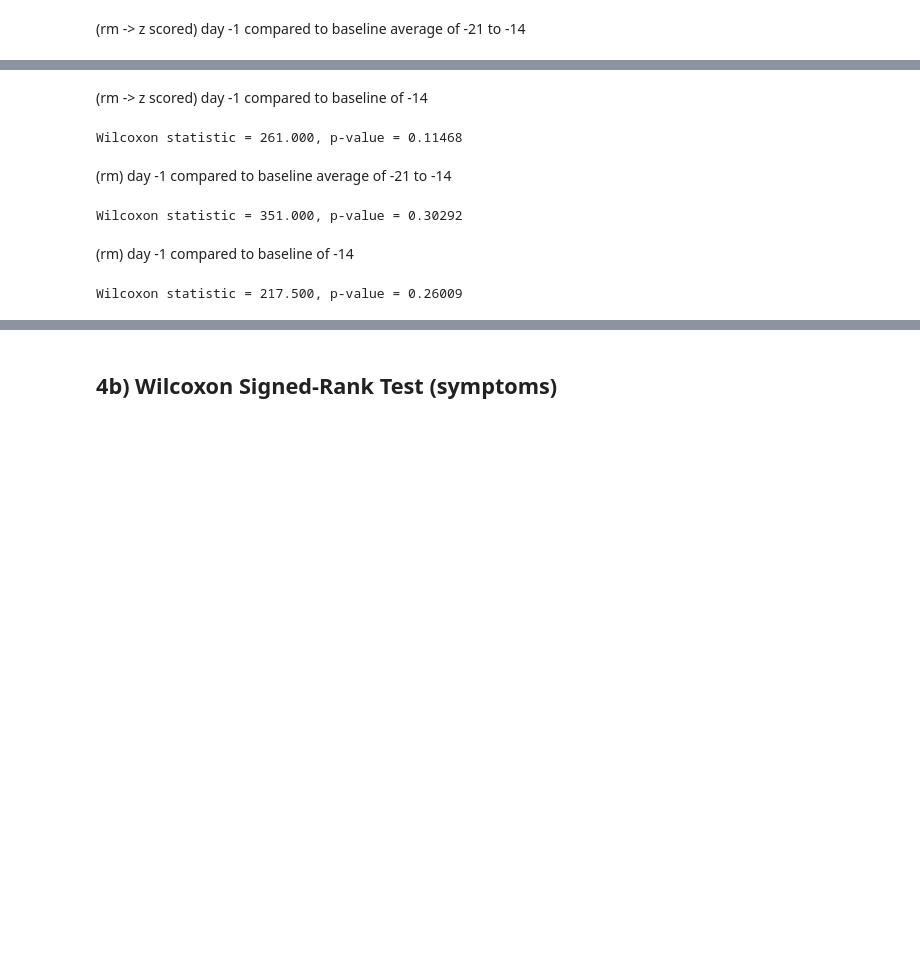
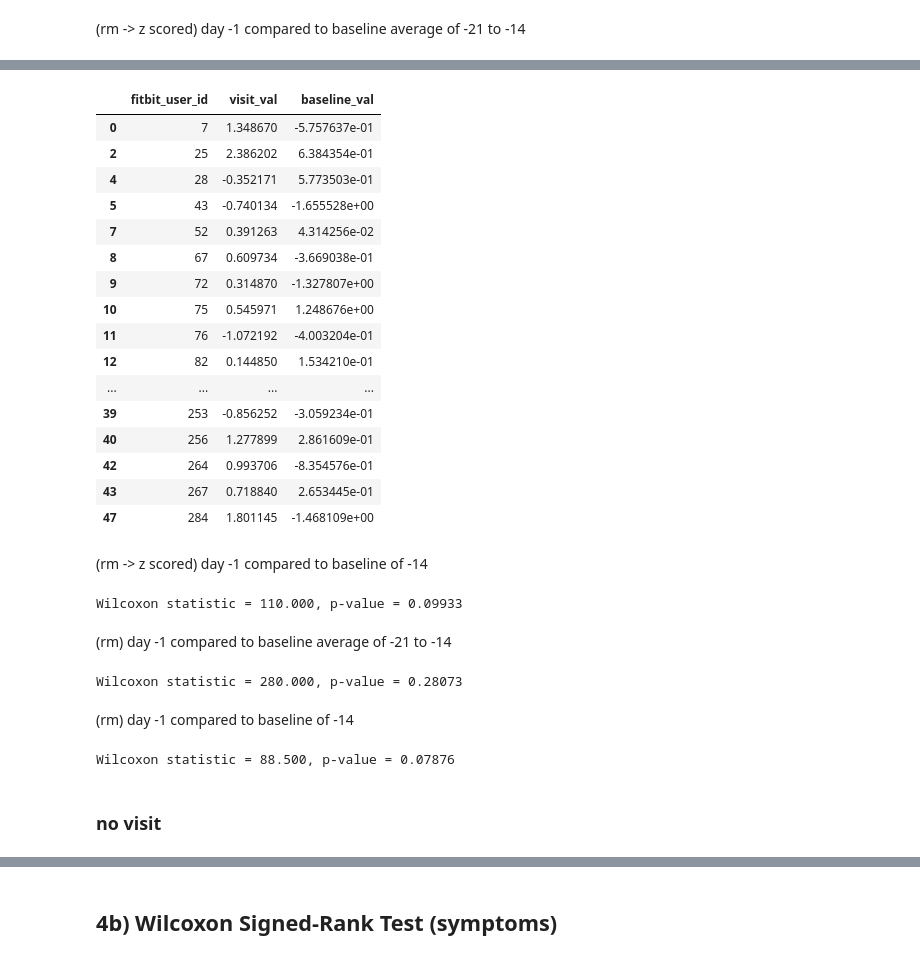
Before and after one commit to jhdaws/mhealth_classification, a Jupyter notebook: data_exploration/rolling_mean.ipynb, the cells around one changed output, grey strips where cells are left out. Drawn from its saved outputs; the diff is of its cells as text; code cells hidden in the pictures; blank space fills up the shorter version.

```diff
--- a/data_exploration/rolling_mean.ipynb
+++ b/data_exploration/rolling_mean.ipynb
@@ -681,14 +693,34 @@ Wilcoxon statistic = 331.000, p-value = 0.13457
+# %%
+paired
+# %% [output]
+|  | fitbit_user_id | visit_val | baseline_val |
+| 0 | 7 | 1.348670 | -5.757637e-01 |
+| 2 | 25 | 2.386202 | 6.384354e-01 |
+| 4 | 28 | -0.352171 | 5.773503e-01 |
+| 5 | 43 | -0.740134 | -1.655528e+00 |
+| 7 | 52 | 0.391263 | 4.314256e-02 |
+| 8 | 67 | 0.609734 | -3.669038e-01 |
+| 9 | 72 | 0.314870 | -1.327807e+00 |
+| 10 | 75 | 0.545971 | 1.248676e+00 |
+| 11 | 76 | -1.072192 | -4.003204e-01 |
+| 12 | 82 | 0.144850 | 1.534210e-01 |
+| ... | ... | ... | ... |
+| 39 | 253 | -0.856252 | -3.059234e-01 |
+| 40 | 256 | 1.277899 | 2.861609e-01 |
+| 42 | 264 | 0.993706 | -8.354576e-01 |
+| 43 | 267 | 0.718840 | 2.653445e-01 |
+| 47 | 284 | 1.801145 | -1.468109e+00 |
 # %% [markdown]
 (rm -> z scored) day -1 compared to baseline of -14
 # %%
 # Get day -1 values (pre-visit)
-day_neg1 = visit_3wk[visit_3wk['days_to_visit'] == -1][['sequence_id', 'heart_rm_z']].rename(columns={'heart_rm_z': 'visit_val'})
+day_neg1 = visit_3wk[visit_3wk['days_to_visit'] == -1][['fitbit_user_id', 'heart_rm_z']].rename(columns={'heart_rm_z': 'visit_val'})
 
 # Get baseline: average of days -21 to -14
-baseline = visit_3wk[visit_3wk['days_to_visit'] == -14][['sequence_id', 'heart_rm_z']].rename(columns={'heart_rm_z': 'baseline_val'})
+baseline = visit_3wk[visit_3wk['days_to_visit'] == -19][['fitbit_user_id', 'heart_rm_z']].rename(columns={'heart_rm_z': 'baseline_val'})
 
 # Merge to get paired values per user
-paired = pd.merge(day_neg1, baseline, on='sequence_id').dropna()
+paired = pd.merge(day_neg1, baseline, on='fitbit_user_id').dropna()
 paired['visit_val'] = pd.to_numeric(paired['visit_val'], errors='coerce')
 paired['baseline_val'] = pd.to_numeric(paired['baseline_val'], errors='coerce')
 paired = paired.dropna(subset=['visit_val', 'baseline_val'])
@@ -697,24 +729,30 @@ paired = paired.dropna(subset=['visit_val', 'baseline_val'])
 stat, p_value = wilcoxon(paired['visit_val'], paired['baseline_val'])
 print(f"Wilcoxon statistic = {stat:.3f}, p-value = {p_value:.5f}")
 # %% [output]
-Wilcoxon statistic = 261.000, p-value = 0.11468
+Wilcoxon statistic = 110.000, p-value = 0.09933
 # %% [markdown]
 (rm) day -1 compared to baseline average of -21 to -14
 # %%
 # Get day -1 values (pre-visit)
-day_neg1 = visit_3wk[visit_3wk['days_to_visit'] == -1][['sequence_id', 'heart_rm']].rename(columns={'heart_rm': 'visit_val'})
+day_neg1 = (
+    visit_3wk[visit_3wk['days_to_visit'].between(-3, -1)]
+    .groupby('fitbit_user_id')['heart']
+    .mean()
+    .reset_index()
+    .rename(columns={'heart': 'visit_val'})
+)
 
 # Get baseline: average of days -21 to -14
 baseline = (
     visit_3wk[visit_3wk['days_to_visit'].between(-21, -14)]
-    .groupby('sequence_id')['heart_rm']
+    .groupby('fitbit_user_id')['heart']
     .mean()
     .reset_index()
-    .rename(columns={'heart_rm': 'baseline_val'})
+    .rename(columns={'heart': 'baseline_val'})
 )
 
 # Merge to get paired values per user
-paired = pd.merge(day_neg1, baseline, on='sequence_id').dropna()
+paired = pd.merge(day_neg1, baseline, on='fitbit_user_id').dropna()
 paired['visit_val'] = pd.to_numeric(paired['visit_val'], errors='coerce')
 paired['baseline_val'] = pd.to_numeric(paired['baseline_val'], errors='coerce')
 paired = paired.dropna(subset=['visit_val', 'baseline_val'])
@@ -723,18 +761,18 @@ paired = paired.dropna(subset=['visit_val', 'baseline_val'])
 stat, p_value = wilcoxon(paired['visit_val'], paired['baseline_val'])
 print(f"Wilcoxon statistic = {stat:.3f}, p-value = {p_value:.5f}")
 # %% [output]
-Wilcoxon statistic = 351.000, p-value = 0.30292
+Wilcoxon statistic = 280.000, p-value = 0.28073
 # %% [markdown]
 (rm) day -1 compared to baseline of -14
 # %%
 # Get day -1 values (pre-visit)
-day_neg1 = visit_3wk[visit_3wk['days_to_visit'] == -1][['sequence_id', 'heart_rm']].rename(columns={'heart_rm': 'visit_val'})
+day_neg1 = visit_3wk[visit_3wk['days_to_visit'] == -1][['fitbit_user_id', 'heart_rm']].rename(columns={'heart_rm': 'visit_val'})
 
 # Get baseline: average of days -21 to -14
-baseline = visit_3wk[visit_3wk['days_to_visit'] == -14][['sequence_id', 'heart_rm']].rename(columns={'heart_rm': 'baseline_val'})
+baseline = visit_3wk[visit_3wk['days_to_visit'] == -14][['fitbit_user_id', 'heart_rm']].rename(columns={'heart_rm': 'baseline_val'})
 
 # Merge to get paired values per user
-paired = pd.merge(day_neg1, baseline, on='sequence_id').dropna()
+paired = pd.merge(day_neg1, baseline, on='fitbit_user_id').dropna()
 paired['visit_val'] = pd.to_numeric(paired['visit_val'], errors='coerce')
 paired['baseline_val'] = pd.to_numeric(paired['baseline_val'], errors='coerce')
 paired = paired.dropna(subset=['visit_val', 'baseline_val'])
@@ -743,4 +781,6 @@ paired = paired.dropna(subset=['visit_val', 'baseline_val'])
 stat, p_value = wilcoxon(paired['visit_val'], paired['baseline_val'])
 print(f"Wilcoxon statistic = {stat:.3f}, p-value = {p_value:.5f}")
 # %% [output]
-Wilcoxon statistic = 217.500, p-value = 0.26009
+Wilcoxon statistic = 88.500, p-value = 0.07876
+# %% [markdown]
+### no visit
```
Also changed, not shown: parts of 12 cells of this notebook.
